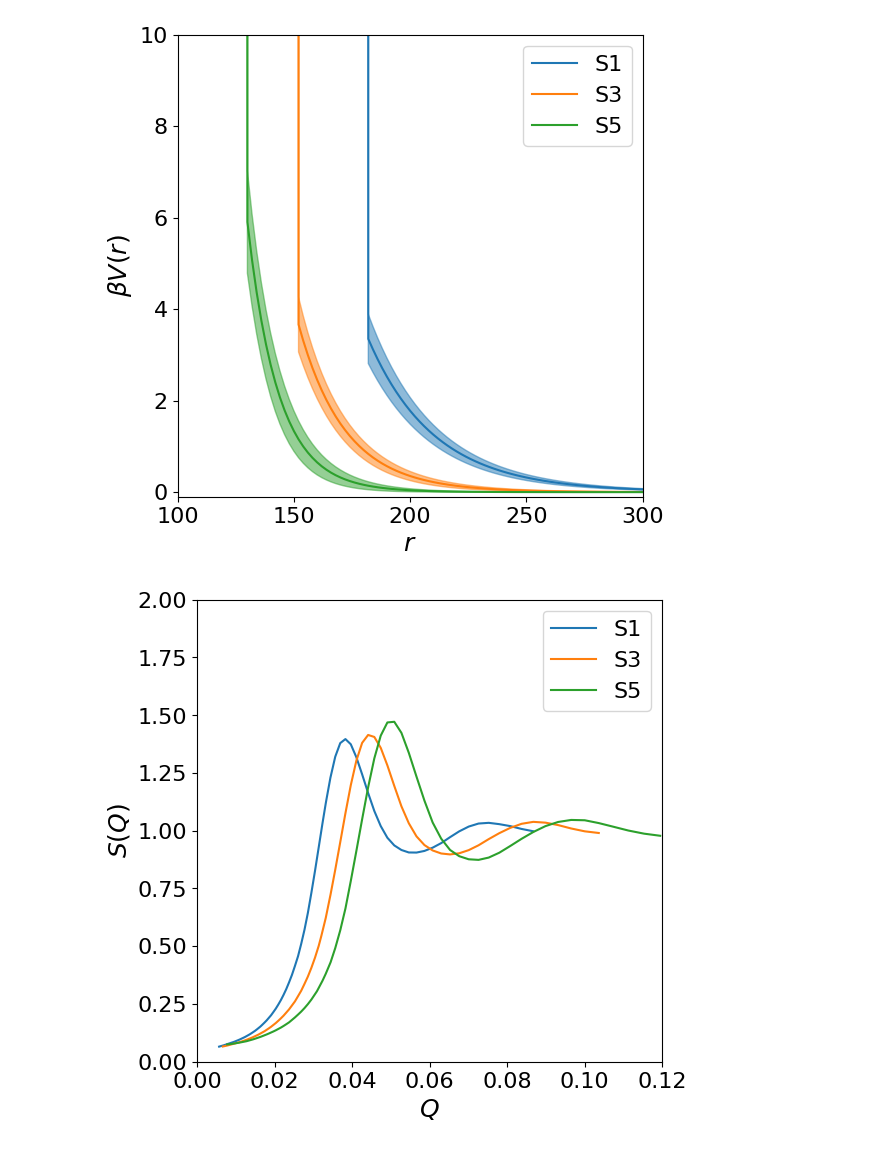
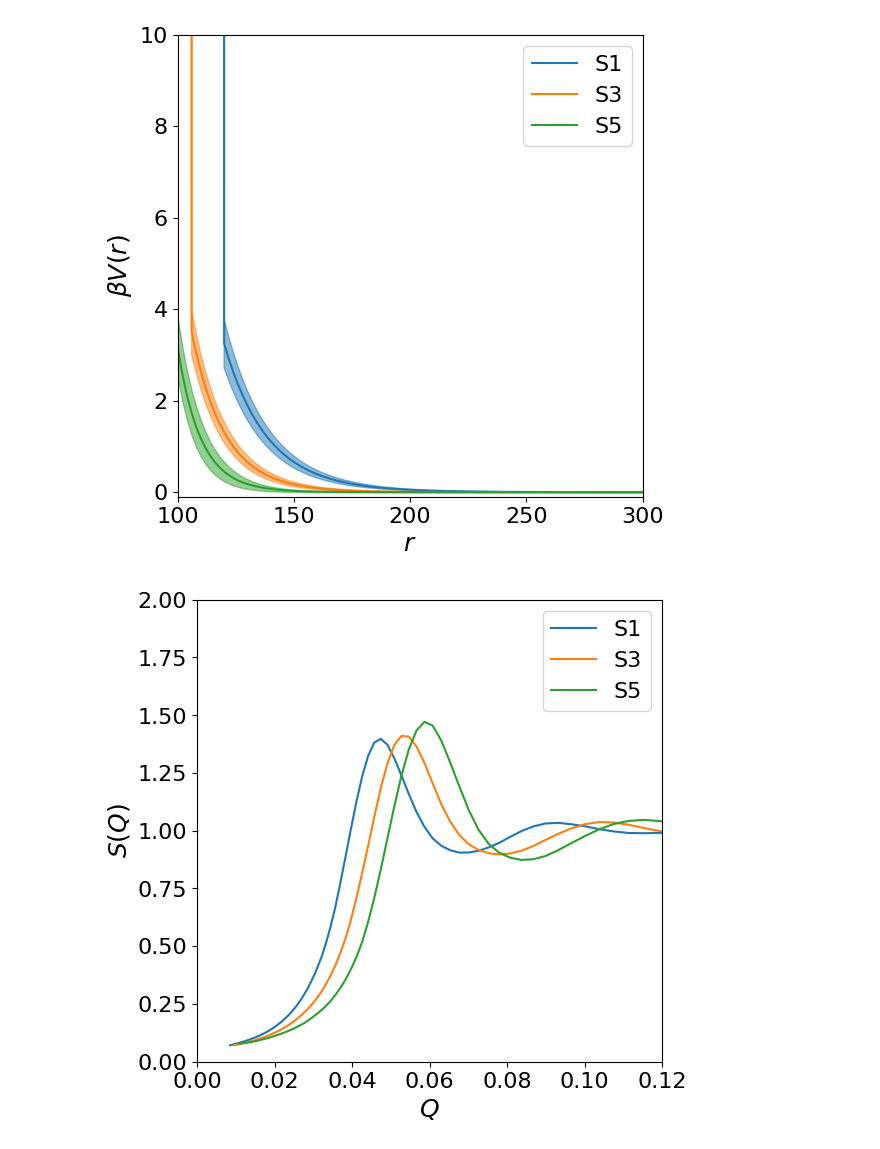
Before and after one commit to ch-tung/cv_SANS, a Jupyter notebook: curvefit/VAE/Results_inversion.ipynb, the cells around one changed output. Drawn from its saved outputs; the diff is of its cells as text; code cells hidden in the pictures.

```diff
--- a/curvefit/VAE/Results_inversion.ipynb
+++ b/curvefit/VAE/Results_inversion.ipynb
@@ -24,35 +24,35 @@ def sample_potential(parameters,r,ur_hc,d_HS):
 fig = plt.figure(figsize=(6, 6))
 ax = plt.subplot(1, 1, 1)
 c_cycle = ['tab:blue','tab:orange','tab:green','tab:red','tab:purple',
            'tab:brown','tab:pink','tab:gray','tab:olive','tab:cyan']
 
 r = np.linspace(100, 300, 101)
 
 for i in range(3):
     loaded_data = loadmat(filepath+filename_mat[i])
     parameters = loaded_data['parameters']
 
-    d_HS = loaded_data['d_HS'][0]*loaded_data['fp'][0,10]
+    d_HS = loaded_data['d_HS'][0]/loaded_data['fp'][0,10]
 
     ur_hc = 4*500*((2**(1/6)*d_HS/r)**12-(2**(1/6)*d_HS/r)**6-0.25)
     ur_hc[r>=d_HS] = 0
     ur_predict =  np.exp(parameters[2][0][0])*np.exp(-(r-d_HS)/(parameters[1][0][0]*d_HS))/(r/d_HS) + ur_hc
     ur_sample = sample_potential(parameters,r,ur_hc,d_HS)
     ur_std = np.std(ur_sample,axis=1)
     ur_mean = np.mean(ur_sample,axis=1)
 
     ax.fill_between(r,ur_mean+ur_std,ur_mean-ur_std,color=c_cycle[i],alpha=0.5)
     ax.plot(r,ur_mean,color=c_cycle[i],label=filename_mat[i].replace(".mat", ""))
 
 ax.set_ylim(-0.1,10)
 ax.set_xlim(100,300)
 ax.set_xlabel('$r$',fontsize=18)
 ax.set_ylabel(r'$\beta V(r)$',fontsize=18)
 ax.tick_params(axis='both', which='major', labelsize=16)
 ax.legend(fontsize=16)
 plt.show()
 # %% [output]
-[figure, old version]
+[figure, new version]
 # %%
 fig = plt.figure(figsize=(6, 6))
 ax = plt.subplot(1, 1, 1)
@@ -65,7 +65,7 @@ for i in range(3):
     loaded_data = loadmat(filepath+filename_mat[i])
     SQ = loaded_data['SQ'][0]
     Q = loaded_data['Q'][0]
-    d_HS = loaded_data['d_HS'][0]*loaded_data['fp'][0,10]
+    d_HS = loaded_data['d_HS'][0]/loaded_data['fp'][0,10]
     index_Q = (Q*d_HS>=1)&(Q*d_HS<=16)
     ax.plot(Q[index_Q],SQ[index_Q],color=c_cycle[i],label=filename_mat[i].replace(".mat", ""))
 
@@ -77,7 +77,7 @@ ax.tick_params(axis='both', which='major', labelsize=16)
 ax.legend(fontsize=16)
 plt.show()
 # %% [output]
-[figure, old version]
+[figure, new version]
 # %%
 for i in range(3):
     loaded_data = loadmat(filepath+filename_mat[i])
```
Also changed, not shown: parts of 1 cell of this notebook, 3 other files.
